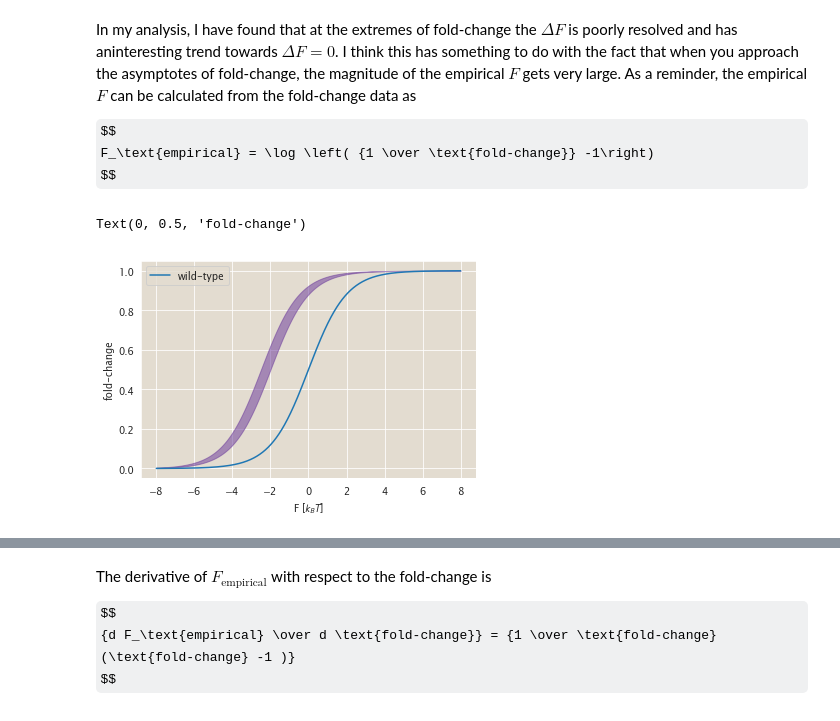
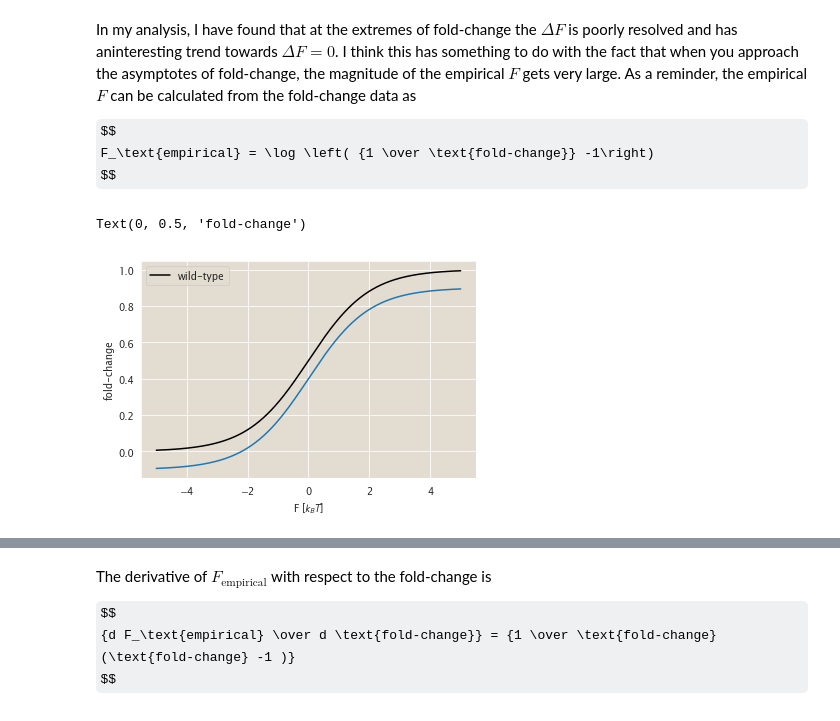
Before and after one commit to RPGroup-PBoC/mwc_mutants, a Jupyter notebook: code/analysis/Exploring_fc_error.ipynb, the cells around one changed output, grey strips where cells are left out. Saved outputs shown, nothing was run; the diff lists cells and outputs as text; code cells hidden in the pictures; some formulas as TeX source.

```diff
--- a/code/analysis/Untitled.ipynb
+++ b/code/analysis/Exploring_fc_error.ipynb
@@ -23,18 +23,23 @@ F_\text{empirical} = \log \left( {1 \over \text{fold-change}} -1\right)
 $$
 # %%
 # fold_change = np.logspace(-4, 0, 101)[:-1]
-bohr_param_wt = np.linspace(-8, 8, 1000)
-bohr_param_mut_min = bohr_param_wt + 2
-bohr_param_mut_max = bohr_param_wt + 2.5
+bohr_param_wt = np.linspace(-5, 5, 1000)
+bohr_param_mut = bohr_param_wt - 2
+delta = -0.1
 fc_wt = (1 + np.exp(-bohr_param_wt))**-1
-fc_mut_min = (1 + np.exp(-bohr_param_mut_min))**-1
-fc_mut_max = (1 + np.exp(-bohr_param_mut_max))**-1
+fc_ref_min = (1 + np.exp(-bohr_param_wt))**-1 - delta
+fc_ref_max = (1 + np.exp(-bohr_param_wt))**-1 + delta
+fc_mut_min = (1 + np.exp(-bohr_param_mut))**-1 - delta
+fc_mut_max = (1 + np.exp(-bohr_param_mut))**-1 + delta
 
-plt.plot(bohr_param_wt, fc_wt, label='wild-type')
-plt.fill_between(bohr_param_wt, fc_mut_min, fc_mut_max, color='rebeccapurple', alpha=0.5)
+plt.plot(bohr_param_wt, fc_wt, 'k-', label='wild-type')
+# plt.fill_between(bohr_param_wt, fc_mut_min, fc_mut_max, color='rebeccapurple', alpha=0.5)
+# plt.fill_between(bohr_param_wt, fc_ref_min, fc_ref_max, color='orange', alpha=0.5)
+plt.plot(bohr_param_wt, fc_ref_max)
+
 plt.legend()
 plt.xlabel('F [$k_BT$]')
 plt.ylabel('fold-change')
 # %% [output]
 Text(0, 0.5, 'fold-change')
-[figure, old version]
+[figure, new version]
```
Also changed, not shown: parts of 6 cells of this notebook, 11 other files.
